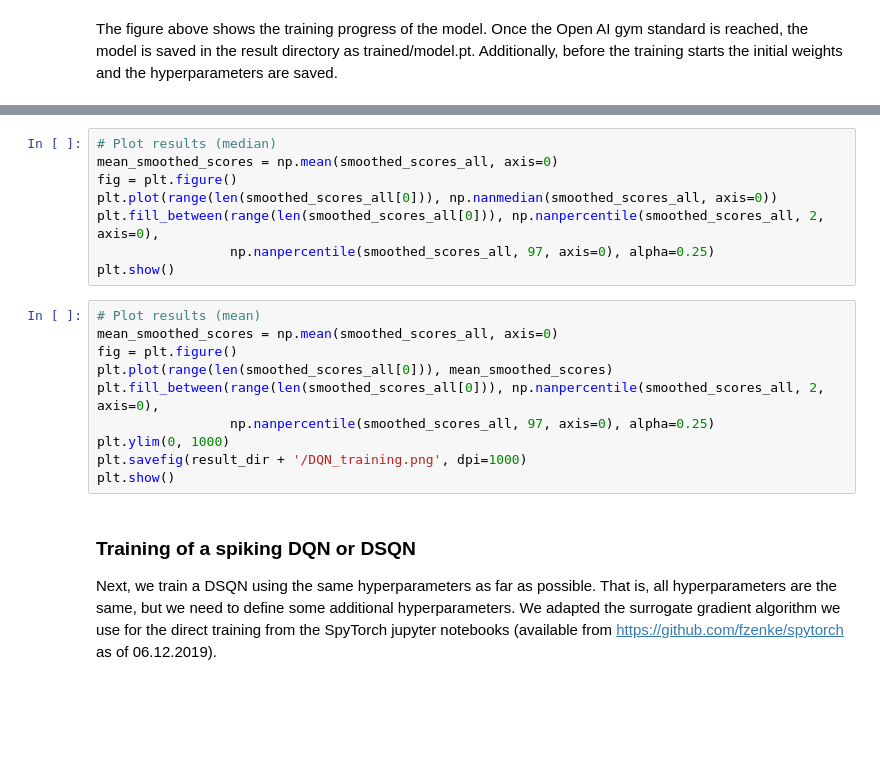
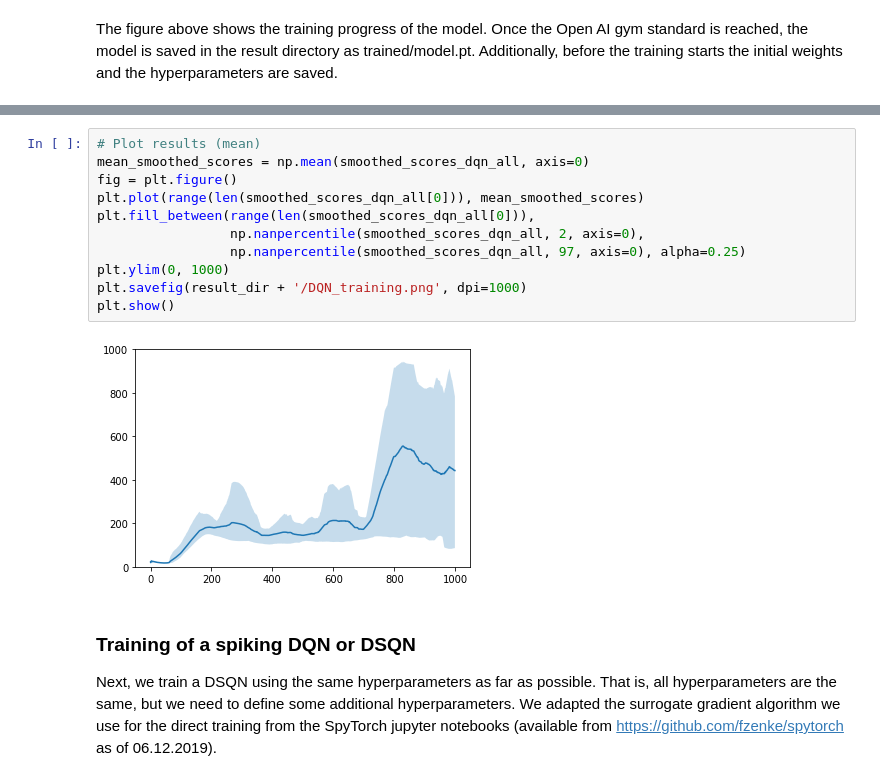
Before and after one commit to mahmoudakl/Deep-Spiking-Q-Networks, a Jupyter notebook: Experiments/CartPole/1-DQN-Training.ipynb, the cells around one changed output, grey strips where cells are left out. Saved outputs shown, nothing was run; the diff lists cells and outputs as text; blank space fills up the shorter version.

```diff
--- a/Experiments/CartPole/1-DQN-Training.ipynb
+++ b/Experiments/CartPole/1-DQN-Training.ipynb
@@ -219,21 +211,16 @@ for i in range(len(smoothed_scores_all)):
 # %%
-# Plot results (median)
-mean_smoothed_scores = np.mean(smoothed_scores_all, axis=0)
+# Plot results (mean)
+mean_smoothed_scores = np.mean(smoothed_scores_dqn_all, axis=0)
 fig = plt.figure()
-plt.plot(range(len(smoothed_scores_all[0])), np.nanmedian(smoothed_scores_all, axis=0))
-plt.fill_between(range(len(smoothed_scores_all[0])), np.nanpercentile(smoothed_scores_all, 2, axis=0),
-                 np.nanpercentile(smoothed_scores_all, 97, axis=0), alpha=0.25)
+plt.plot(range(len(smoothed_scores_dqn_all[0])), mean_smoothed_scores)
+plt.fill_between(range(len(smoothed_scores_dqn_all[0])),
+                 np.nanpercentile(smoothed_scores_dqn_all, 2, axis=0),
+                 np.nanpercentile(smoothed_scores_dqn_all, 97, axis=0), alpha=0.25)
+plt.ylim(0, 1000)
+plt.savefig(result_dir + '/DQN_training.png', dpi=1000)
 plt.show()
+# %% [output]
+[figure, added]
-# %%
-# Plot results (mean)
-mean_smoothed_scores = np.mean(smoothed_scores_all, axis=0)
-fig = plt.figure()
-plt.plot(range(len(smoothed_scores_all[0])), mean_smoothed_scores)
-plt.fill_between(range(len(smoothed_scores_all[0])), np.nanpercentile(smoothed_scores_all, 2, axis=0),
-                 np.nanpercentile(smoothed_scores_all, 97, axis=0), alpha=0.25)
-plt.ylim(0, 1000)
-plt.savefig(result_dir + '/DQN_training.png', dpi=1000)
-plt.show()
 # %% [markdown]
 ### Training of a spiking DQN or DSQN
 Next, we train a DSQN using the same hyperparameters as far as possible. That is, all hyperparameters are the same, but we need to define some additional hyperparameters. We adapted the surrogate gradient algorithm we use for the direct training from the SpyTorch jupyter notebooks (available from https://github.com/fzenke/spytorch as of 06.12.2019).
```
Also changed, not shown: parts of 18 cells of this notebook, 1 other file.
